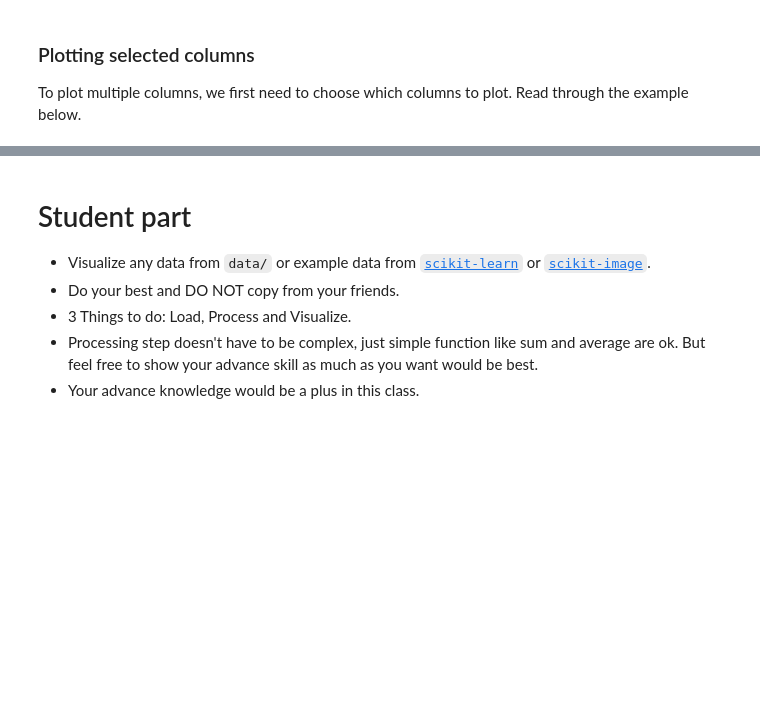
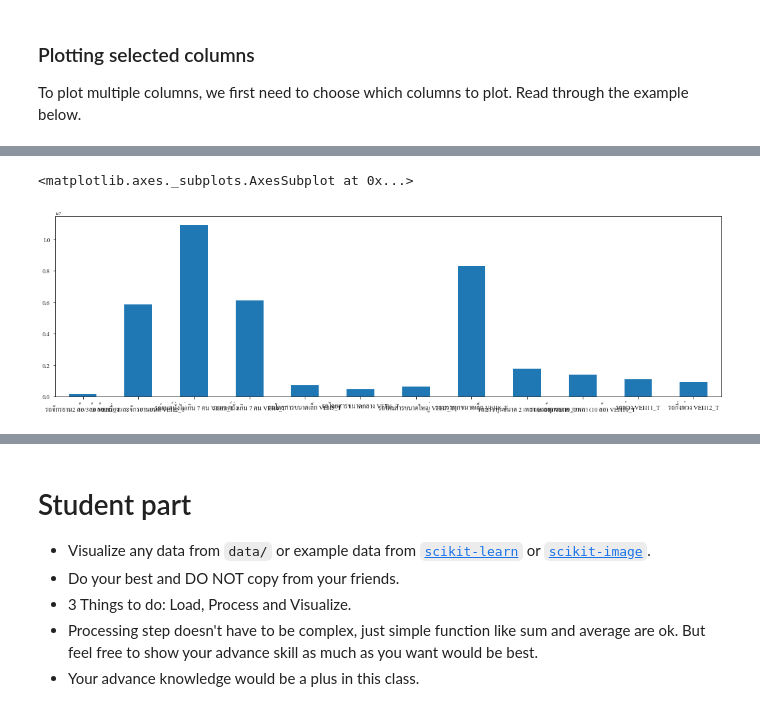
Before and after one commit to aimlabmu/labclass, a Jupyter notebook: ipynb/Assignment.ipynb, the cells around one changed output, grey strips where cells are left out. Cells and saved outputs as stored; diff of their text form; code cells hidden in the pictures; blank space fills up the shorter version.

```diff
--- a/ipynb/Assignment.ipynb
+++ b/ipynb/Assignment.ipynb
@@ -110,16 +118,16 @@ df_to_plot = df.iloc[:, 15:27]
 # %%
 # try plotting
 
-pt = df_to_plot.sum().plot(kind='bar', figsize=(18, 5), rot=0, fontsize=16)
-plt.xlabel('Vehicle Types', fontsize=22)
-plt.ylabel('Number of Vehicles', fontsize=22)
-plt.title('Number of vehicles by vehicle types', fontsize=30)
+df_to_plot.sum().plot(kind='bar', figsize=(18, 5), rot=0, fontsize=14)
 
 # default kind is 'line'
 # we sum to see big picture of amount of vehicle by types
 # figsize controls size of the plot, width is max at ~18 and height can be calculated as ratio
 # rot is rotation of x axis label, default at 90
 # fontsize controls overall font size of the plot
+# %% [output]
+<matplotlib.axes._subplots.AxesSubplot at 0x...>
+[figure, added]
 # %%
 # you can see the x axis labels doesn't look good, so we will change column name before plotting
 
```
Also changed, not shown: parts of 19 cells of this notebook, 1 other file.
